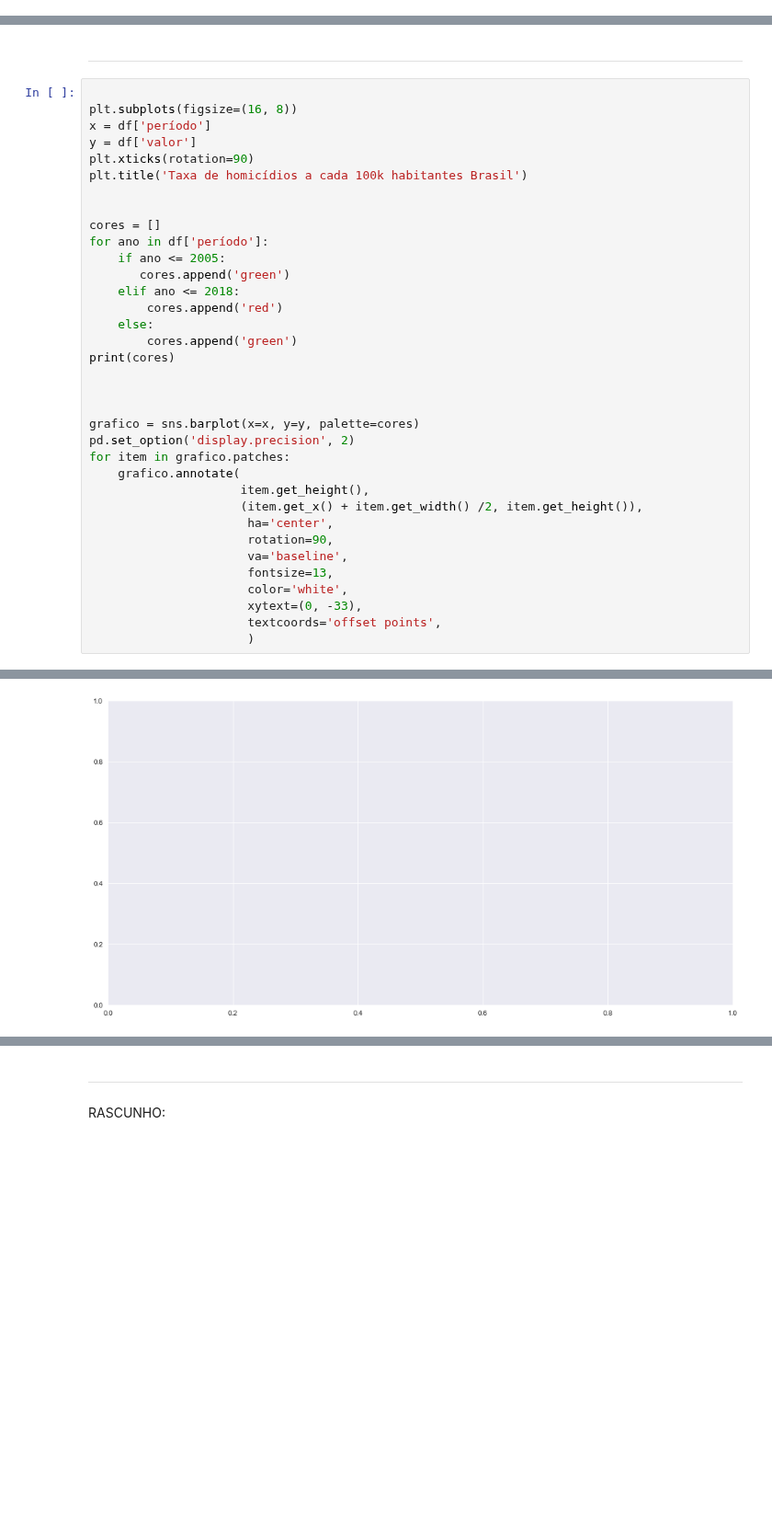
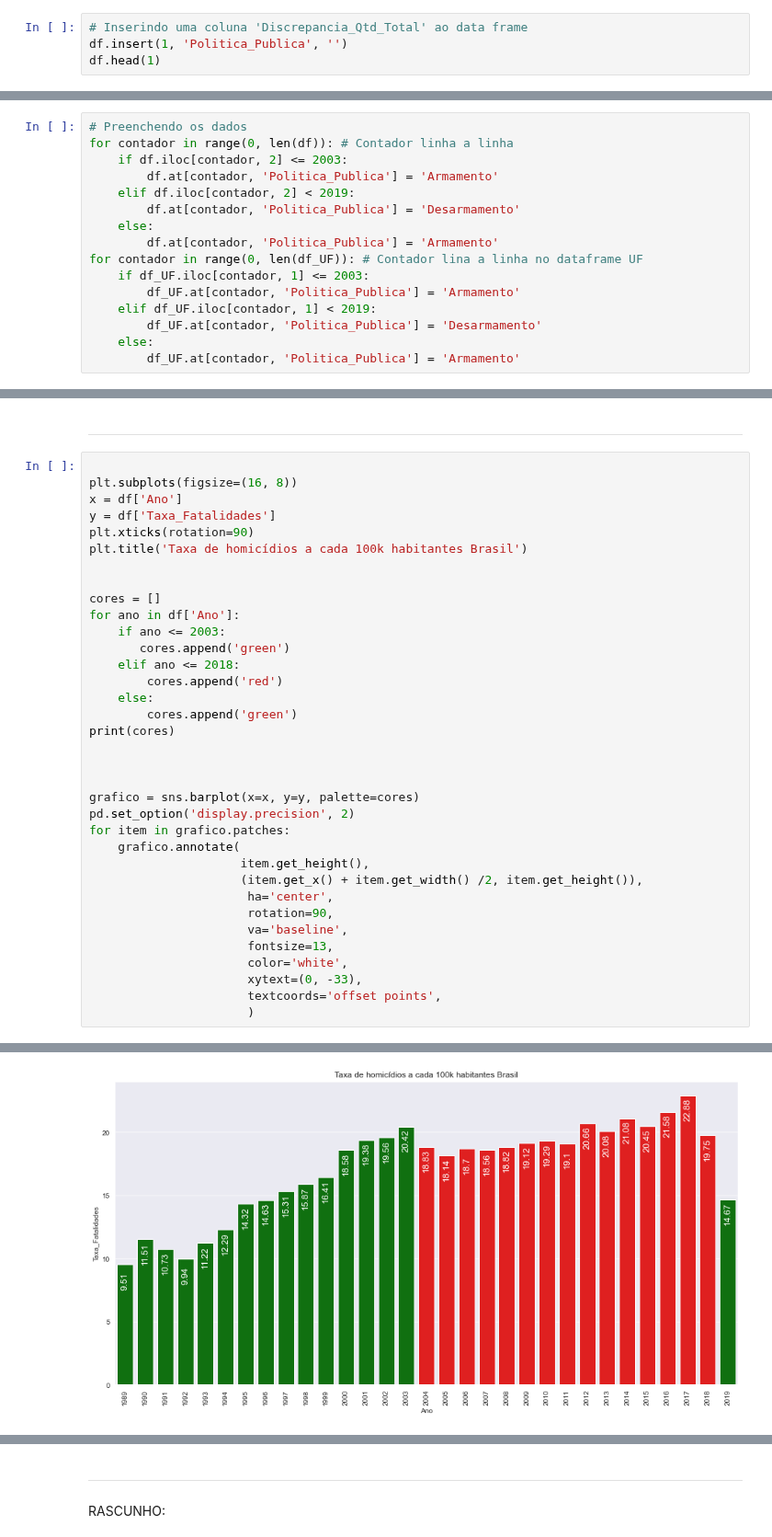
Before and after one commit to kauebr/Portifolio-Desarmamento-Brasil, a Jupyter notebook: Desarmamento Brasil.ipynb, the cells around one changed output, grey strips where cells are left out. Shown at 92% size. Cells and saved outputs as stored; diff of their text form; blank space fills up the shorter version.

```diff
--- a/Desarmamento Brasil.ipynb
+++ b/Desarmamento Brasil.ipynb
@@ -326,0 +328,4 @@ df_UF['UF'].nunique()
+# %%
+# Inserindo uma coluna 'Discrepancia_Qtd_Total' ao data frame
+df.insert(1, 'Politica_Publica', '')
+df.head(1)
@@ -326,0 +335,16 @@ df_UF['UF'].nunique()
+# %%
+# Preenchendo os dados
+for contador in range(0, len(df)): # Contador linha a linha
+    if df.iloc[contador, 2] <= 2003:
+        df.at[contador, 'Politica_Publica'] = 'Armamento'
+    elif df.iloc[contador, 2] < 2019:
+        df.at[contador, 'Politica_Publica'] = 'Desarmamento'
+    else:
+        df.at[contador, 'Politica_Publica'] = 'Armamento'
+for contador in range(0, len(df_UF)): # Contador lina a linha no dataframe UF
+    if df_UF.iloc[contador, 1] <= 2003:
+        df_UF.at[contador, 'Politica_Publica'] = 'Armamento'
+    elif df_UF.iloc[contador, 1] < 2019:
+        df_UF.at[contador, 'Politica_Publica'] = 'Desarmamento'
+    else:
+        df_UF.at[contador, 'Politica_Publica'] = 'Armamento'
@@ -345,15 +385,15 @@ Podemos observar que estão faltando os valores de 2020, 2021 então vamos busca
 # %%
 
 plt.subplots(figsize=(16, 8))
-x = df['período']
-y = df['valor']
+x = df['Ano']
+y = df['Taxa_Fatalidades']
 plt.xticks(rotation=90)
 plt.title('Taxa de homicídios a cada 100k habitantes Brasil')
 
 
 cores = []
-for ano in df['período']:
-    if ano <= 2005:
+for ano in df['Ano']:
+    if ano <= 2003:
        cores.append('green')
     elif ano <= 2018:
         cores.append('red')
@@ -382 +422 @@ KeyError: 'valor'
-[figure, old version]
+[figure, new version]
```
Also changed, not shown: parts of 8 cells of this notebook.
